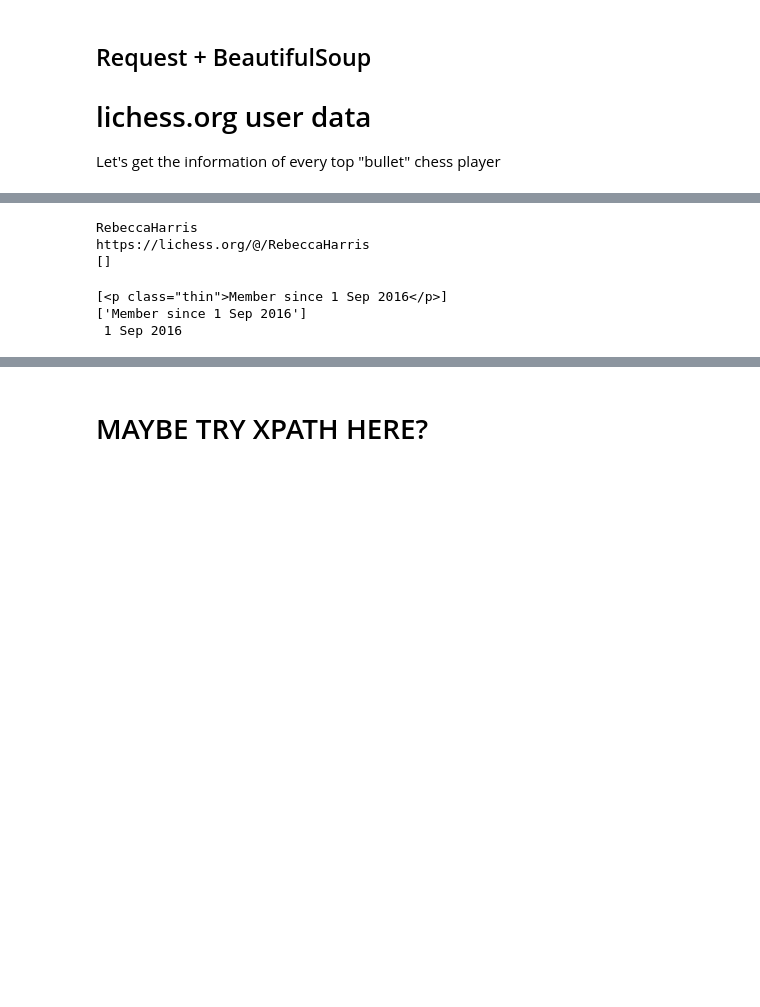
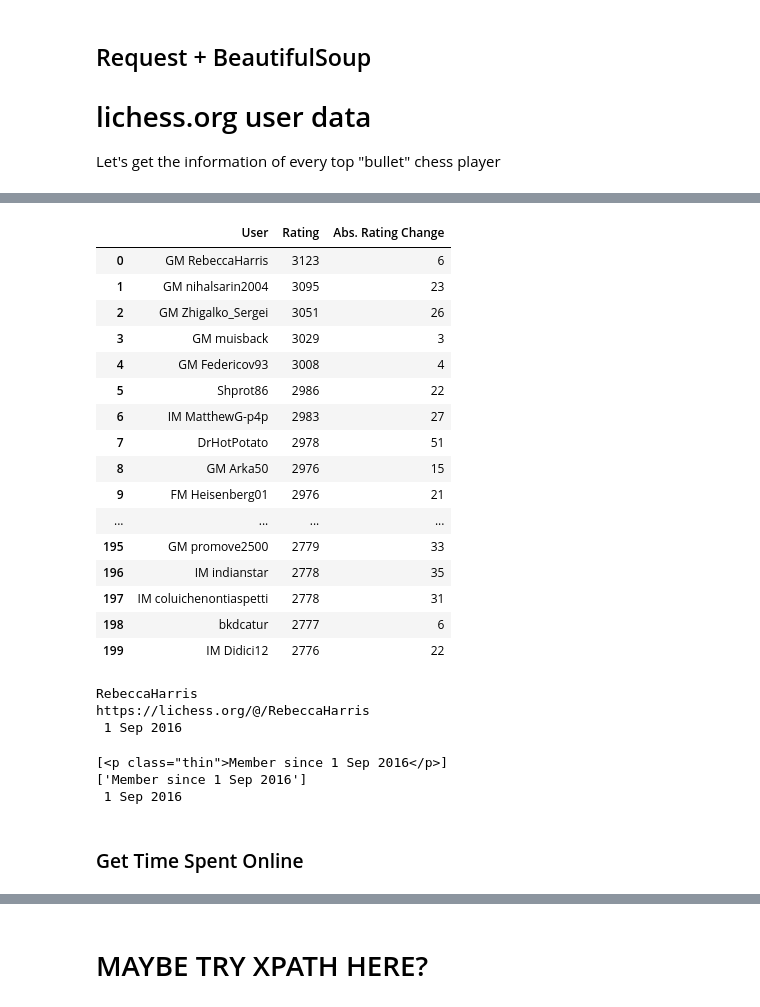
Before and after one commit to m-gaster/Library-Workshop, a Jupyter notebook: Final Tutorial.ipynb, the cells around one changed output, grey strips where cells are left out. Saved outputs shown, nothing was run; the diff lists cells and outputs as text; code cells hidden in the pictures; blank space fills up the shorter version.

```diff
--- a/Final Tutorial.ipynb
+++ b/Final Tutorial.ipynb
@@ -286,6 +425,29 @@ players_df
+# %%
+pd.set_option('display.max_rows', 200)
+
+players_df
+# %% [output]
+|  | User | Rating | Abs. Rating Change |
+| 0 | GM RebeccaHarris | 3123 | 6 |
+| 1 | GM nihalsarin2004 | 3095 | 23 |
+| 2 | GM Zhigalko_Sergei | 3051 | 26 |
+| 3 | GM muisback | 3029 | 3 |
+| 4 | GM Federicov93 | 3008 | 4 |
+| 5 | Shprot86 | 2986 | 22 |
+| 6 | IM MatthewG-p4p | 2983 | 27 |
+| 7 | DrHotPotato | 2978 | 51 |
+| 8 | GM Arka50 | 2976 | 15 |
+| 9 | FM Heisenberg01 | 2976 | 21 |
+| ... | ... | ... | ... |
+| 195 | GM promove2500 | 2779 | 33 |
+| 196 | IM indianstar | 2778 | 35 |
+| 197 | IM coluichenontiaspetti | 2778 | 31 |
+| 198 | bkdcatur | 2777 | 6 |
+| 199 | IM Didici12 | 2776 | 22 |
 # %%
 import time
 
+# define function
 def get_user_info(lichess_user_id):
     print(user_ID)
 
@@ -296,33 +458,22 @@ def get_user_info(lichess_user_id):
 
     player_soup = BeautifulSoup(player_response.text, 'html.parser')
 
-    player_info = player_soup.find_all(".thin:nth-child(1)")
+    join_date = get_join_date(player_soup=player_soup)
 
-    print(player_info)
+    time_spent_online = get_time_spent_online(player_soup=player_soup)
 
+    followers = get_num_followers(player_soup=player_soup)
 
+# apply function
 for user_ID in [players_df['User'].iloc[0]]:
 
     get_user_info(user_ID)
 
     time.sleep(.5)
-
-#     print(user_ID)
-
-#     player_url = "https://lichess.org/@/" + user_ID
-#     print(player_url)
-
-#     player_response = requests.get(player_url)
-
-#     player_soup = BeautifulSoup(player_response.text, 'html.parser')
-
-#     player_info = player_soup.find_all(".thin:nth-child(1)")
-
-#     print(player_info)
 # %% [output]
 RebeccaHarris
 https://lichess.org/@/RebeccaHarris
-[]
+ 1 Sep 2016
 # %%
 # let's get their join date
 member_since = player_soup.select('.thin:nth-child(1)')
@@ -352,0 +509,2 @@ print(get_membership_date([x.text for x in member_since][0]))
+# %% [markdown]
+### Get Time Spent Online
```
Also changed, not shown: parts of 33 cells of this notebook.
